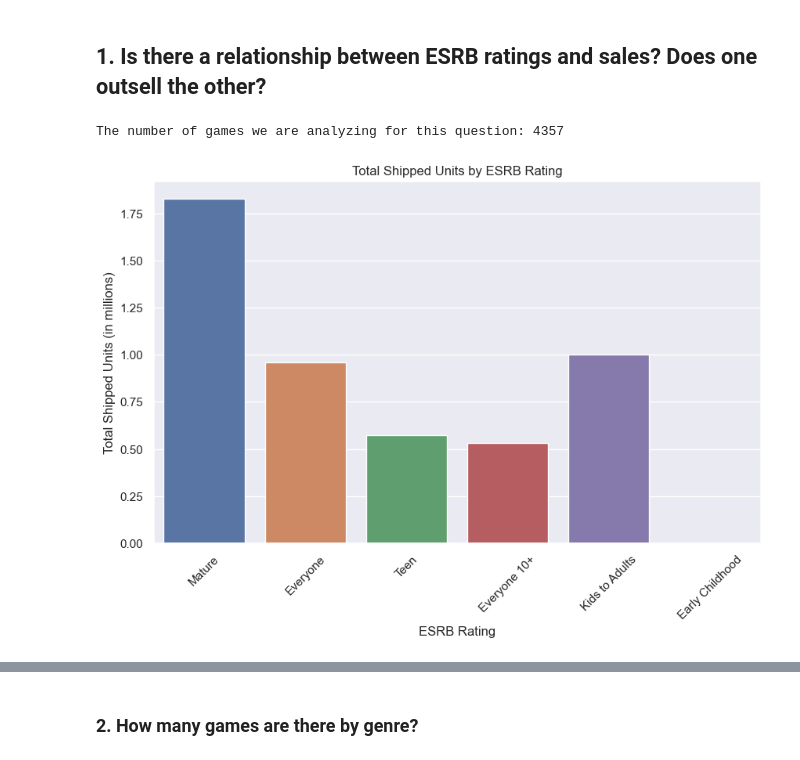
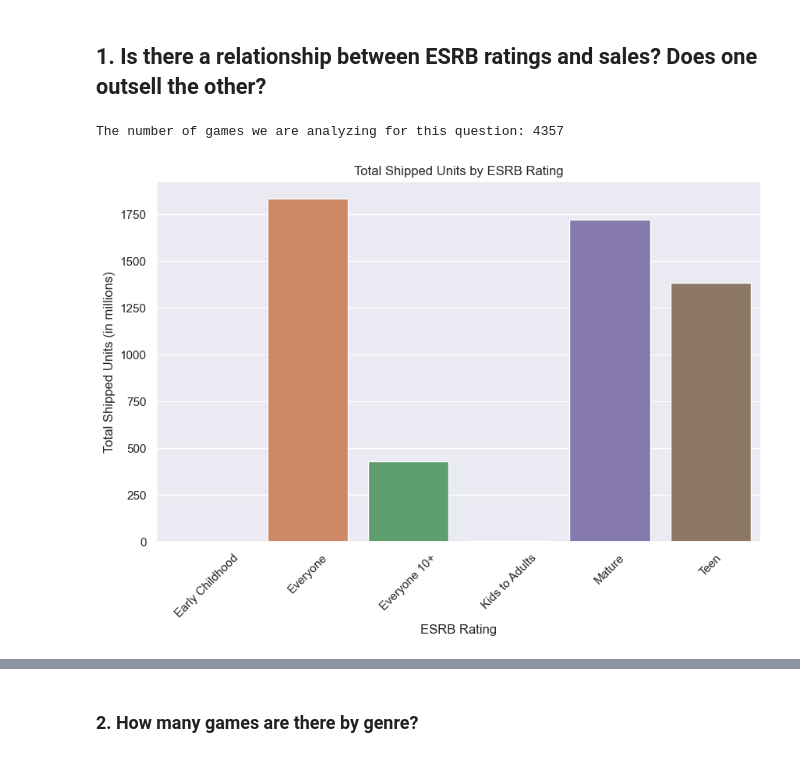
Before and after one commit to thenicknash/video-game-capstone-analysis, a Jupyter notebook: notebooks/sales_esrb_rating_analysis.ipynb, the cells around one changed output, grey strips where cells are left out. Cells and saved outputs as stored; diff of their text form; code cells hidden in the pictures.

```diff
--- a/notebooks/sales_esrb_rating_analysis.ipynb
+++ b/notebooks/sales_esrb_rating_analysis.ipynb
@@ -26,21 +12,20 @@ games_df.head(10)
 # %%
 sales_esrb_rating_full_df = games_df[['esrb_rating_full', 'total_shipped']]
 
 # Drop rows with NaN values
 sales_esrb_rating_full_df = sales_esrb_rating_full_df.dropna()
 
-game_sales = np.array(sales_esrb_rating_full_df['total_shipped'].astype(int))
-game_esrb_rating_full = np.array(sales_esrb_rating_full_df['esrb_rating_full'])
+esrb_rating_group_df = sales_esrb_rating_full_df.groupby('esrb_rating_full').sum().reset_index().rename(columns={'total_shipped': 'sales_in_millions'})
 
-print(f'The number of games we are analyzing for this question: {len(game_sales)}')
+print(f'The number of games we are analyzing for this question: {len(sales_esrb_rating_full_df)}')
 
 plt.figure(figsize=(10, 6))
-sns.barplot(x=game_esrb_rating_full, y=game_sales, errorbar=None)
+sns.barplot(x=esrb_rating_group_df['esrb_rating_full'], y=esrb_rating_group_df['sales_in_millions'], errorbar=None)
 plt.title('Total Shipped Units by ESRB Rating')
 plt.xlabel('ESRB Rating')
 plt.xticks(rotation=45)
 plt.ylabel('Total Shipped Units (in millions)')
 plt.show()
 # %% [output]
 The number of games we are analyzing for this question: 4357
-[figure, old version]
+[figure, new version]
```
Also changed, not shown: parts of 6 cells of this notebook, 1 other file.
